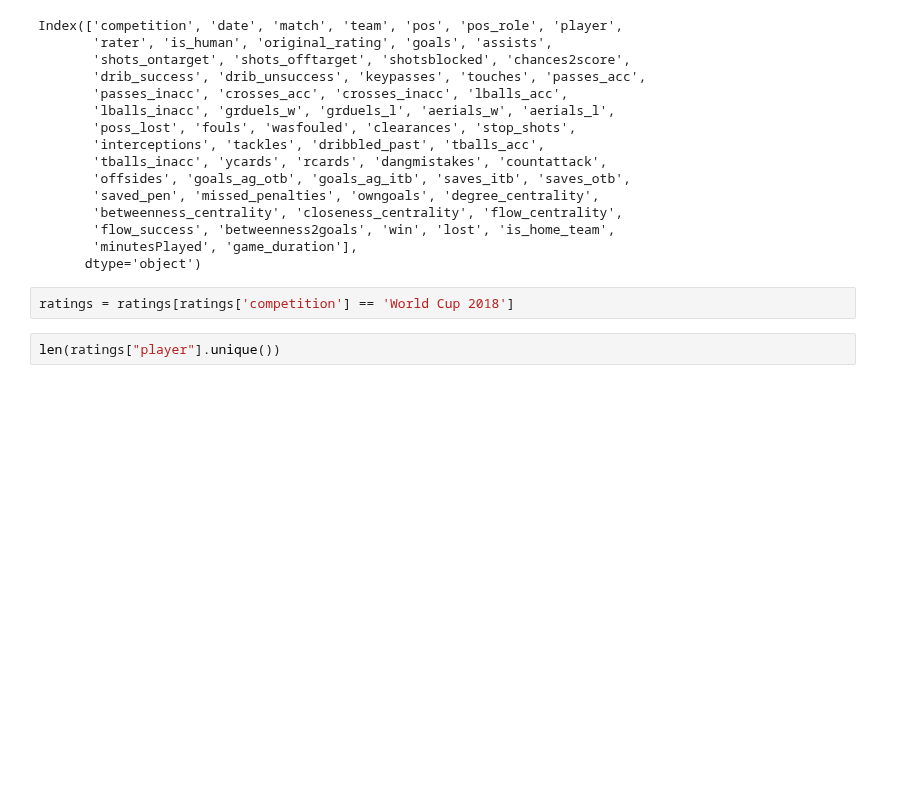
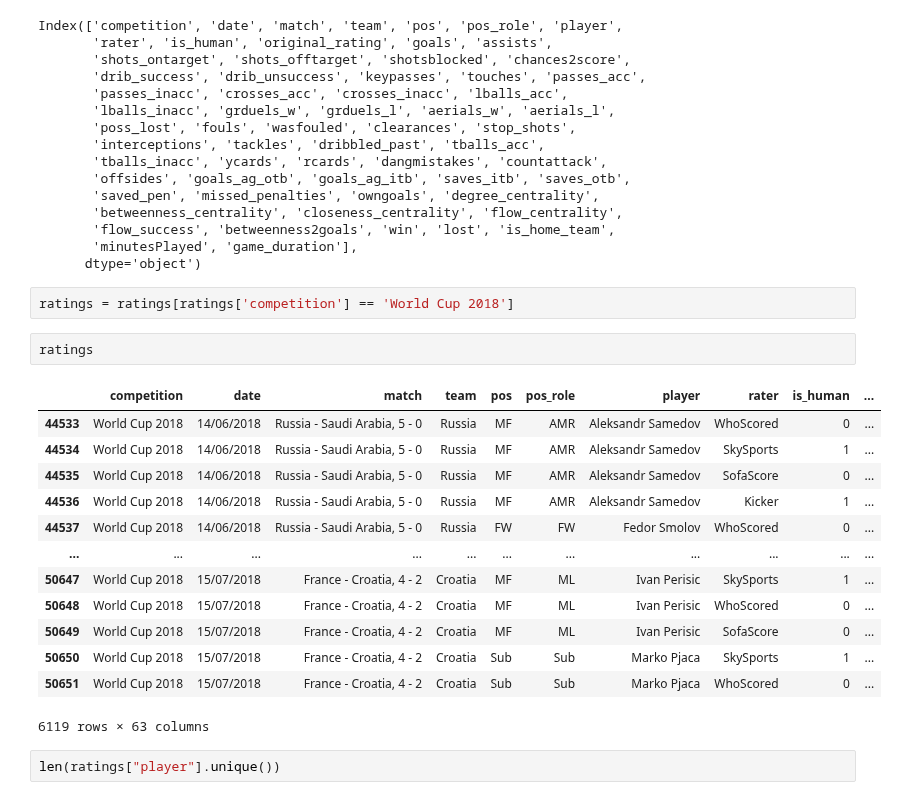
Before and after one commit to Germiprogramer/TFG-Agente-de-Scouting, a Jupyter notebook: ratings.ipynb, the cells around one changed output. Saved outputs shown, nothing was run; the diff lists cells and outputs as text; blank space fills up the shorter version.

```diff
--- a/ratings.ipynb
+++ b/ratings.ipynb
@@ -63,6 +63,22 @@ Index(['competition', 'date', 'match', 'team', 'pos', 'pos_role', 'player',
       dtype='object')
 # %%
 ratings = ratings[ratings['competition'] == 'World Cup 2018']
+# %%
+ratings
+# %% [output]
+|  | competition | date | match | team | pos | pos_role | player | rater | is_human | ... |
+| 44533 | World Cup 2018 | 14/06/2018 | Russia - Saudi Arabia, 5 - 0 | Russia | MF | AMR | Aleksandr Samedov | WhoScored | 0 | ... |
+| 44534 | World Cup 2018 | 14/06/2018 | Russia - Saudi Arabia, 5 - 0 | Russia | MF | AMR | Aleksandr Samedov | SkySports | 1 | ... |
+| 44535 | World Cup 2018 | 14/06/2018 | Russia - Saudi Arabia, 5 - 0 | Russia | MF | AMR | Aleksandr Samedov | SofaScore | 0 | ... |
+| 44536 | World Cup 2018 | 14/06/2018 | Russia - Saudi Arabia, 5 - 0 | Russia | MF | AMR | Aleksandr Samedov | Kicker | 1 | ... |
+| 44537 | World Cup 2018 | 14/06/2018 | Russia - Saudi Arabia, 5 - 0 | Russia | FW | FW | Fedor Smolov | WhoScored | 0 | ... |
+| ... | ... | ... | ... | ... | ... | ... | ... | ... | ... | ... |
+| 50647 | World Cup 2018 | 15/07/2018 | France - Croatia, 4 - 2 | Croatia | MF | ML | Ivan Perisic | SkySports | 1 | ... |
+| 50648 | World Cup 2018 | 15/07/2018 | France - Croatia, 4 - 2 | Croatia | MF | ML | Ivan Perisic | WhoScored | 0 | ... |
+| 50649 | World Cup 2018 | 15/07/2018 | France - Croatia, 4 - 2 | Croatia | MF | ML | Ivan Perisic | SofaScore | 0 | ... |
+| 50650 | World Cup 2018 | 15/07/2018 | France - Croatia, 4 - 2 | Croatia | Sub | Sub | Marko Pjaca | SkySports | 1 | ... |
+| 50651 | World Cup 2018 | 15/07/2018 | France - Croatia, 4 - 2 | Croatia | Sub | Sub | Marko Pjaca | WhoScored | 0 | ... |
+6119 rows × 63 columns
 # %%
 len(ratings["player"].unique())
 # %% [output]
```
Also changed, not shown: 4 other files.
